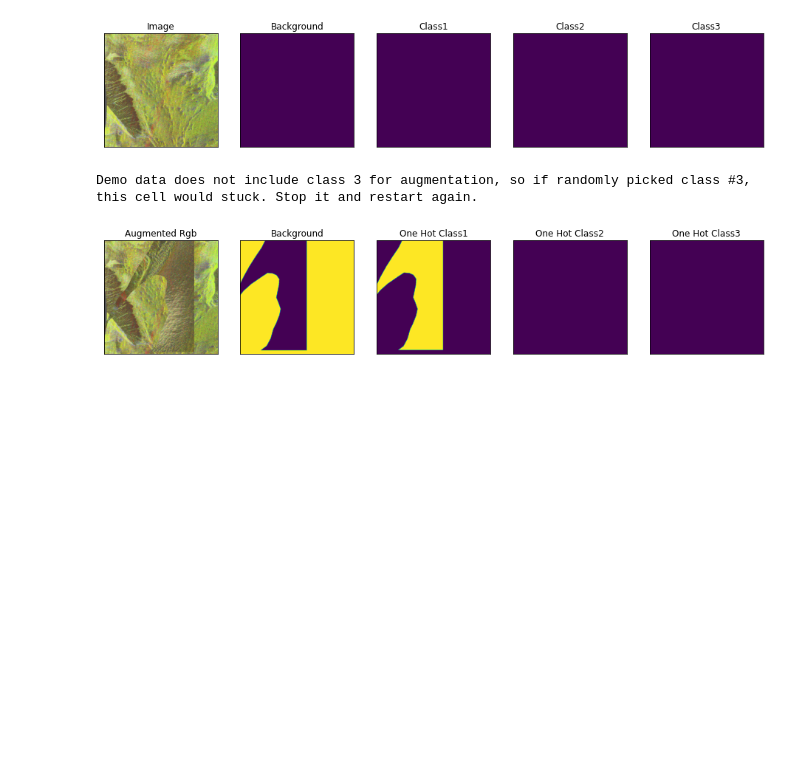
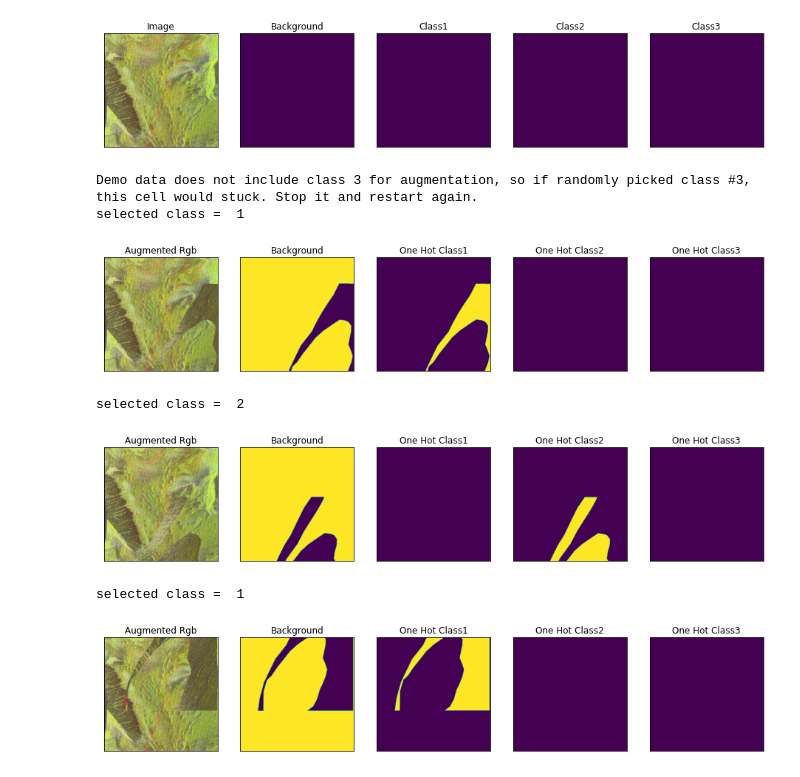
Before and after one commit to jie311/Copy-and-Paste-for-Segmentation, a Jupyter notebook: Example/Demo.ipynb, the cells around one changed output. Cells and saved outputs as stored; diff of their text form; code cells hidden in the pictures; blank space fills up the shorter version.

```diff
--- a/Example/Demo.ipynb
+++ b/Example/Demo.ipynb
@@ -177,16 +179,22 @@ def get_preprocessing(preprocessing_fn):
 # %%
 # Lets look at augmented data we have
 print('Demo data does not include class 3 for augmentation, so if randomly picked class #3, this cell would stuck. Stop it and restart again.')
 dataset = Dataset(x_train_dir, y_train_dir, classes=['class1', 'class2', 'class3'], augmentation=get_training_augmentation())
 
-image, mask = dataset[1] # get some sample
-visualize(
-    Augmented_RGB=image,
-    Background=mask[..., 0].squeeze(),
-    One_Hot_class1=mask[..., 1].squeeze(),
-    One_Hot_class2=mask[..., 2].squeeze(),
-    One_Hot_class3=mask[..., 3].squeeze(),
-)
+for i in range(3):
+    image, mask = dataset[1] # get some sample
+    visualize(
+        Augmented_RGB=image,
+        Background=mask[..., 0].squeeze(),
+        One_Hot_class1=mask[..., 1].squeeze(),
+        One_Hot_class2=mask[..., 2].squeeze(),
+        One_Hot_class3=mask[..., 3].squeeze(),
+    )
 # %% [output]
 Demo data does not include class 3 for augmentation, so if randomly picked class #3, this cell would stuck. Stop it and restart again.
+selected class =  1
-[figure, old version]
+[figure, new version]
+selected class =  2
+[figure, added]
+selected class =  1
+[figure, added]
```
Also changed, not shown: parts of 2 cells of this notebook, 1 other file.
